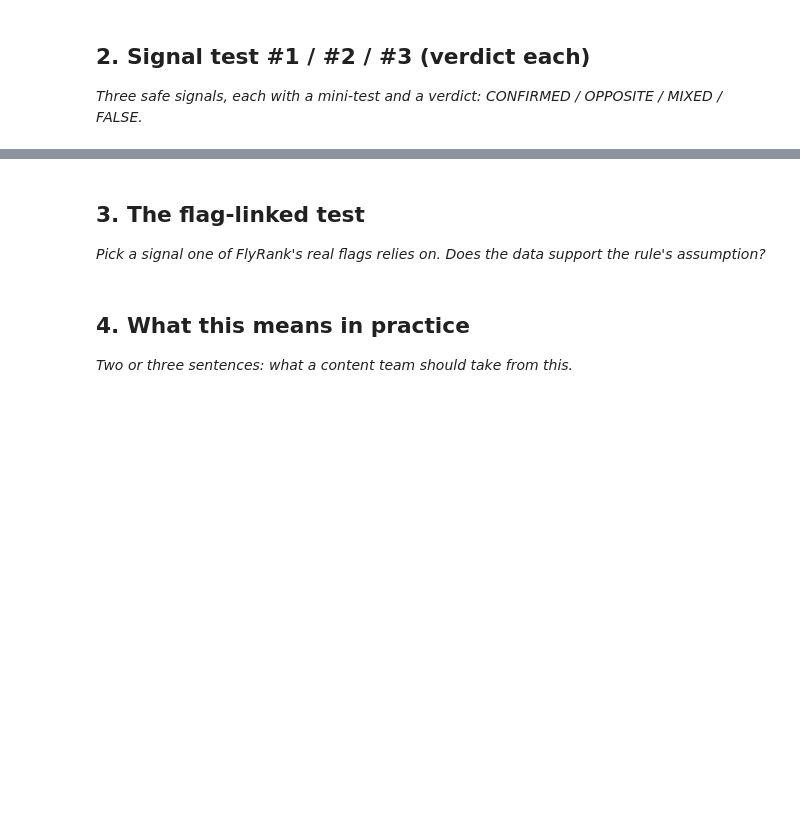
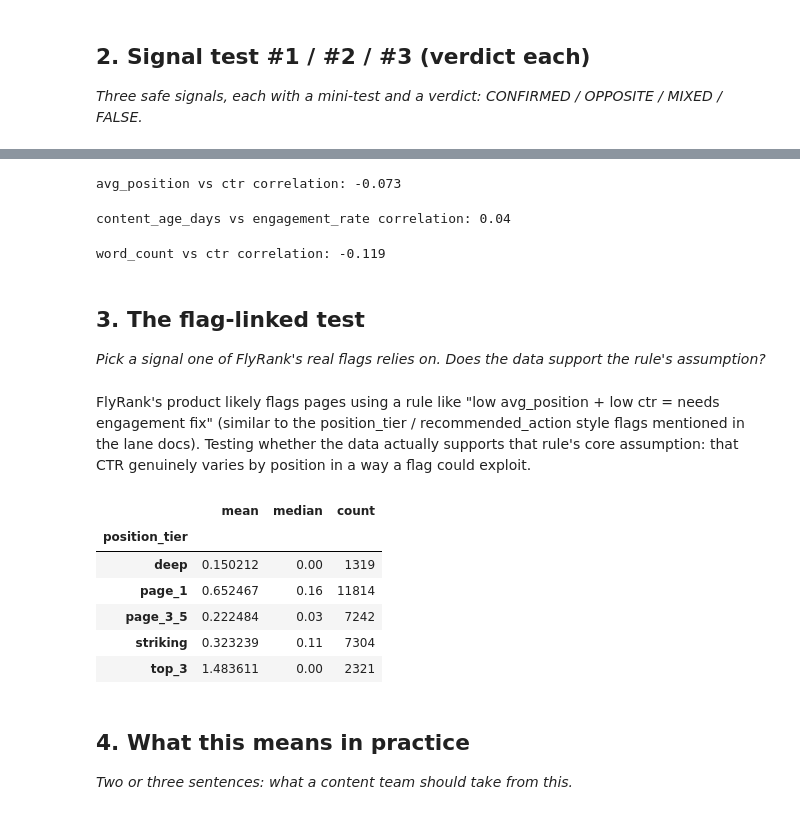
Before and after one commit to jayanthGowda1718/ml-internship-work, a Jupyter notebook: work/notebooks/w04_signal_audit.ipynb, the cells around one changed output, grey strips where cells are left out. Drawn from its saved outputs; the diff is of its cells as text; code cells hidden in the pictures; blank space fills up the shorter version.

```diff
--- a/work/notebooks/w04_signal_audit.ipynb
+++ b/work/notebooks/w04_signal_audit.ipynb
@@ -23,3 +53,18 @@ This skeleton is yours to fill. Work the sections **in order** — each one has
+# %%
+corr1 = df["avg_position"].corr(df["ctr"])
+print("avg_position vs ctr correlation:", round(corr1, 3))
+# %% [output]
+avg_position vs ctr correlation: -0.073
+# %%
+corr2 = df["content_age_days"].corr(df["engagement_rate"])
+print("content_age_days vs engagement_rate correlation:", round(corr2, 3))
+# %% [output]
+content_age_days vs engagement_rate correlation: 0.04
+# %%
+corr3 = df["word_count"].corr(df["ctr"])
+print("word_count vs ctr correlation:", round(corr3, 3))
+# %% [output]
+word_count vs ctr correlation: -0.119
 # %% [markdown]
 ## 3. The flag-linked test
 
@@ -30,3 +72,15 @@ This skeleton is yours to fill. Work the sections **in order** — each one has
+# %% [markdown]
+FlyRank's product likely flags pages using a rule like "low avg_position + low ctr = needs engagement fix" (similar to the position_tier / recommended_action style flags mentioned in the lane docs). Testing whether the data actually supports that rule's core assumption: that CTR genuinely varies by position in a way a flag could exploit.
+# %%
+df.groupby("position_tier")["ctr"].agg(["mean", "median", "count"])
+# %% [output]
+|  | mean | median | count |
+| position_tier |  |  |  |
+| deep | 0.150212 | 0.00 | 1319 |
+| page_1 | 0.652467 | 0.16 | 11814 |
+| page_3_5 | 0.222484 | 0.03 | 7242 |
+| striking | 0.323239 | 0.11 | 7304 |
+| top_3 | 1.483611 | 0.00 | 2321 |
 # %% [markdown]
 ## 4. What this means in practice
 
```
Also changed, not shown: parts of 8 cells of this notebook.
